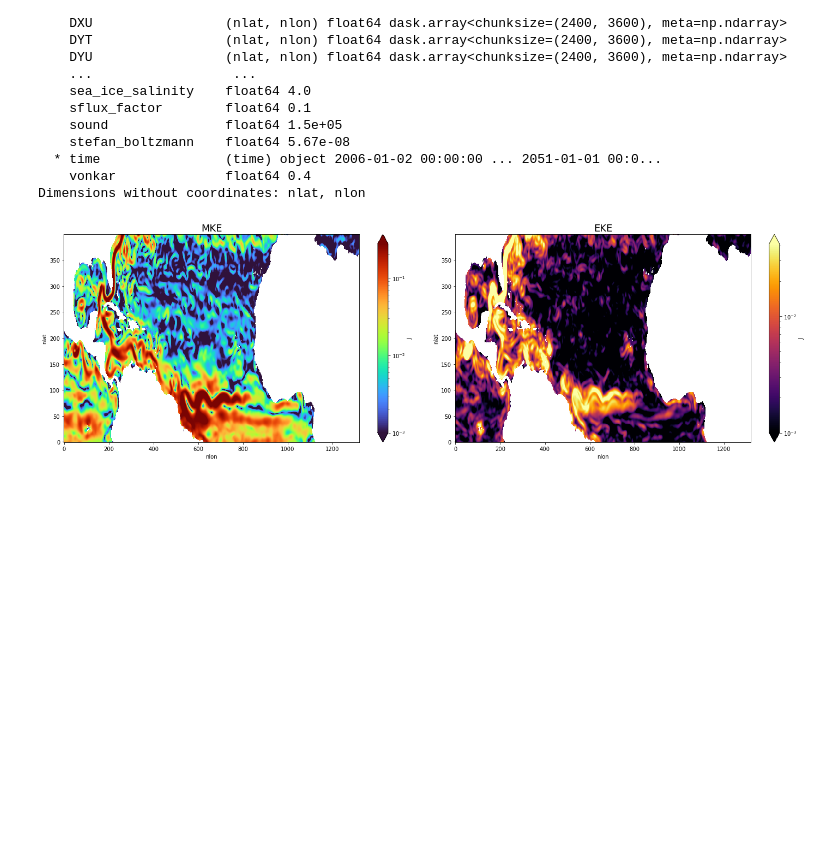
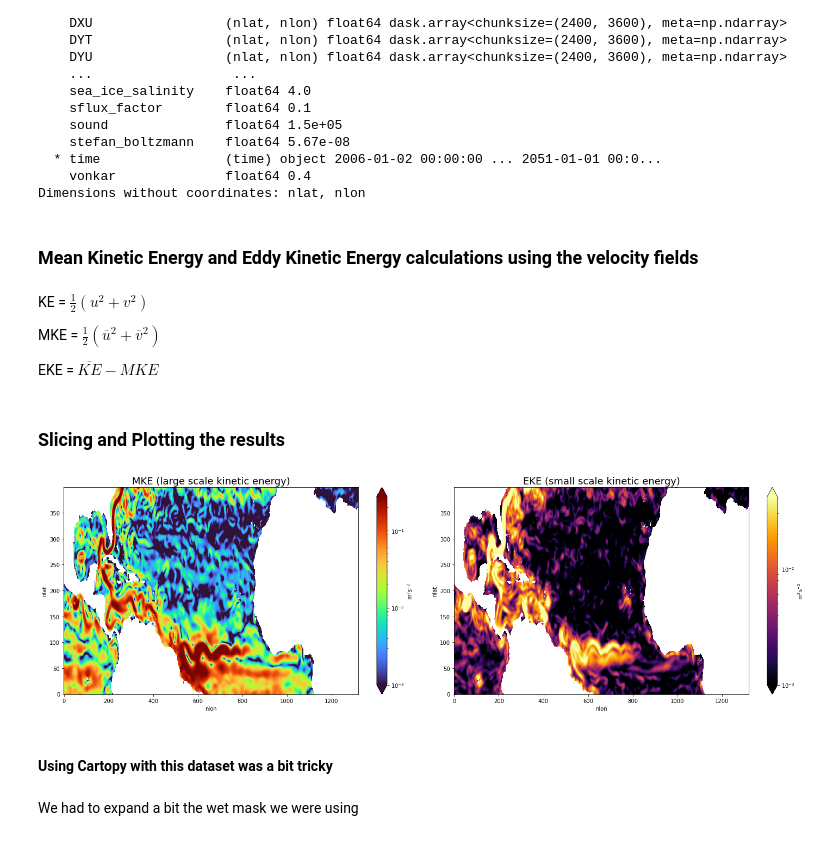
Before and after one commit to oceanhackweek/ohw22-proj-gcmfilters, a Jupyter notebook: KE_NCAR.ipynb, the cells around one changed output. Saved outputs shown, nothing was run; the diff lists cells and outputs as text; code cells hidden in the pictures; blank space fills up the shorter version.

```diff
--- a/KE_NCAR.ipynb
+++ b/KE_NCAR.ipynb
@@ -111,6 +121,14 @@ Coordinates: (12/52)
   * time                (time) object 2006-01-02 00:00:00 ... 2051-01-01 00:0...
     vonkar              float64 0.4
 Dimensions without coordinates: nlat, nlon
+# %% [markdown]
+### Mean Kinetic Energy and Eddy Kinetic Energy calculations using the velocity fields
+# %% [markdown]
+KE = $\frac{1}{2} \left( u^2 + v^2 \right)$
+
+MKE = $\frac{1}{2} \left( \overline{u}^2 + \overline{v}^2 \right)$
+
+EKE = $\overline{KE} - MKE$
 # %%
 #Calculating Kinetic Energy (KE), Mean Kinetic Energy (MKE)
 #and Eddy Kinetic Energy (EKE)
@@ -120,44 +142,50 @@ EKE = filter_10.apply(KE, dims=['nlat', 'nlon']).squeeze() - MKE
+# %% [markdown]
+### Slicing and Plotting the results
 # %%
 lats = [1150,1550]
 lons = [80,1400]
 
 #Slicing the data
-MKE = MKE.isel(nlon=slice(*lons),nlat=slice(*lats),time=20)
-m_MKE = MKE.mean().values
-s_MKE = MKE.std().values
+MKE_plot = MKE.isel(nlon=slice(*lons),nlat=slice(*lats),time=20)
+m_MKE = MKE_plot.mean().values
+s_MKE = MKE_plot.std().values
 
-EKE = EKE.isel(nlon=slice(*lons),nlat=slice(*lats),time=20)
-m_EKE = EKE.mean().values
-s_EKE = EKE.std().values
+EKE_plot = EKE.isel(nlon=slice(*lons),nlat=slice(*lats),time=20)
+m_EKE = EKE_plot.mean().values
+s_EKE = EKE_plot.std().values
 # %%
 #plotting
 
 fig,axs = plt.subplots(1,2,figsize=(25,7),sharex=True)
 
 norm = colors.LogNorm(vmin=0.001, vmax=m_MKE+3*s_MKE)
 
-MKE.plot.pcolormesh(
+MKE_plot.plot.pcolormesh(
     ax=axs[0],
     norm=norm, cmap='turbo',
-    cbar_kwargs={'label': 'J'},
+    cbar_kwargs={'label': r'm$^2$s$^{-2}$'},
     extend = 'both'
 )
 
-axs[0].set_title('MKE', fontsize=18)
+axs[0].set_title('MKE (large scale kinetic energy)', fontsize=18)
 
-norm = colors.LogNorm(vmin=0.001, vmax=m_EKE+2*s_EKE)
+norm2 = colors.LogNorm(vmin=0.001, vmax=m_EKE+2*s_EKE)
 
-EKE.plot.pcolormesh(
+EKE_plot.plot.pcolormesh(
     ax=axs[1],
-    norm=norm, cmap='inferno',
-    cbar_kwargs={'label': 'J'},
+    norm=norm2, cmap='inferno',
+    cbar_kwargs={'label': r'm$^2$s$^{-2}$'},
     extend = 'both'
 )
 
-axs[1].set_title('EKE', fontsize=18);
+axs[1].set_title('EKE (small scale kinetic energy)', fontsize=18)
 
 plt.subplots_adjust(wspace=0.06)
 
 plt.savefig("KE_NCAR_111km_log.png")
 # %% [output]
-[figure, old version]
+[figure, new version]
+# %% [markdown]
+#### Using Cartopy with this dataset was a bit tricky
+# %% [markdown]
+We had to expand a bit the wet mask we were using
```
Also changed, not shown: parts of 17 cells of this notebook.
